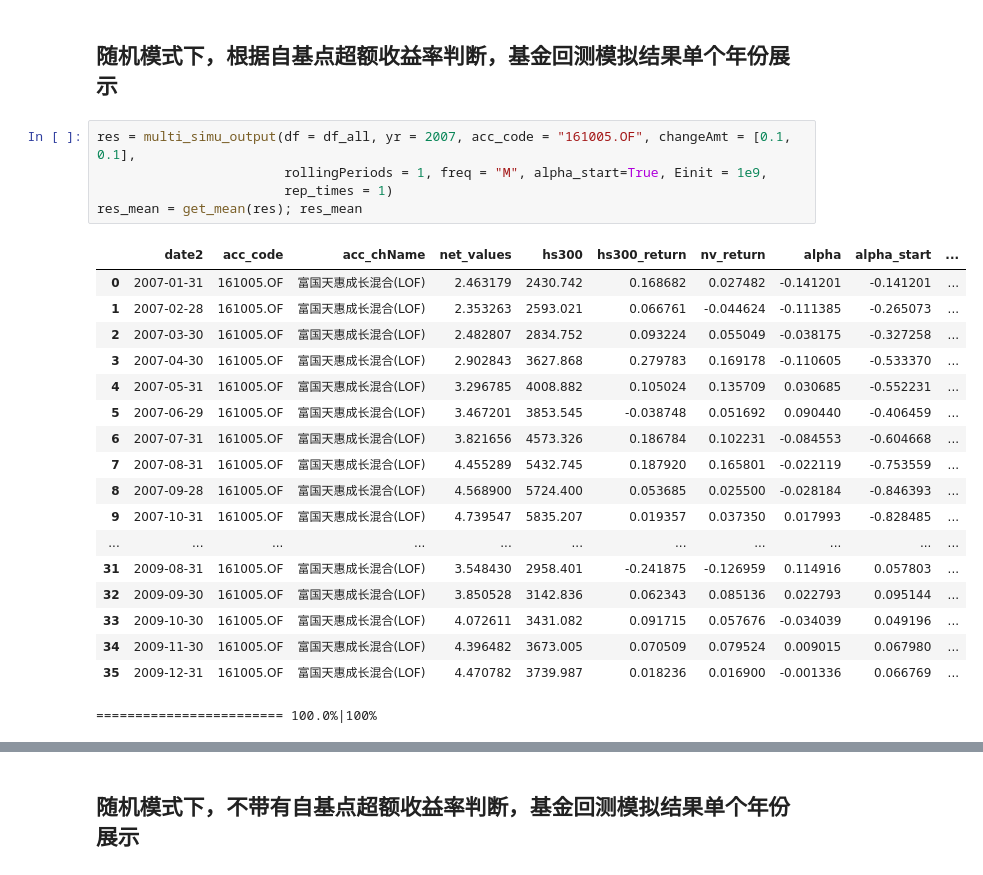
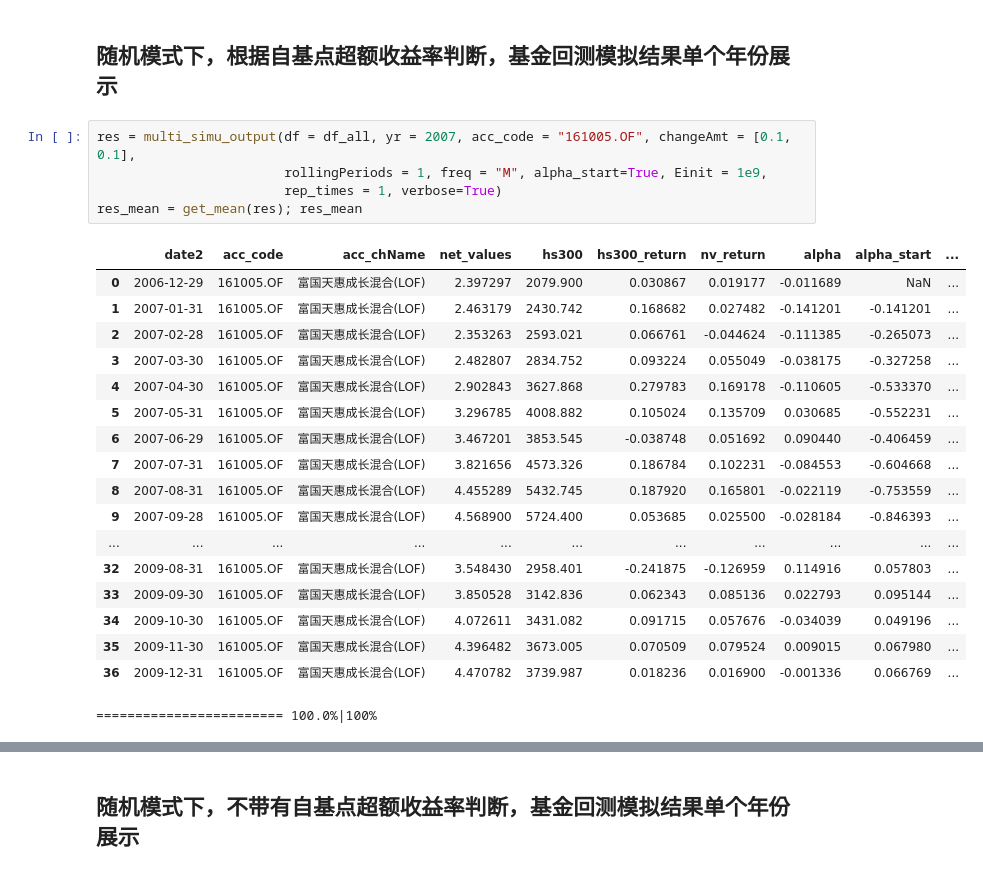
Before and after one commit to Kyle-J-Sun/fund_stimulation, a Jupyter notebook: code/fund_simulation_new.ipynb, the cells around one changed output, grey strips where cells are left out. Drawn from its saved outputs; the diff is of its cells as text.

```diff
--- a/code/fund_simulation_new.ipynb
+++ b/code/fund_simulation_new.ipynb
@@ -667,25 +739,25 @@ res = simulation_output(df = df_all, year = [2007, 2020], acc_code = "161005.OF"
 # %%
 res = multi_simu_output(df = df_all, yr = 2007, acc_code = "161005.OF", changeAmt = [0.1, 0.1],
                         rollingPeriods = 1, freq = "M", alpha_start=True, Einit = 1e9,
-                        rep_times = 1)
+                        rep_times = 1, verbose=True)
 res_mean = get_mean(res); res_mean
 # %% [output]
 |  | date2 | acc_code | acc_chName | net_values | hs300 | hs300_return | nv_return | alpha | alpha_start | ... |
-| 0 | 2007-01-31 | 161005.OF | 富国天惠成长混合(LOF) | 2.463179 | 2430.742 | 0.168682 | 0.027482 | -0.141201 | -0.141201 | ... |
-| 1 | 2007-02-28 | 161005.OF | 富国天惠成长混合(LOF) | 2.353263 | 2593.021 | 0.066761 | -0.044624 | -0.111385 | -0.265073 | ... |
-| 2 | 2007-03-30 | 161005.OF | 富国天惠成长混合(LOF) | 2.482807 | 2834.752 | 0.093224 | 0.055049 | -0.038175 | -0.327258 | ... |
-| 3 | 2007-04-30 | 161005.OF | 富国天惠成长混合(LOF) | 2.902843 | 3627.868 | 0.279783 | 0.169178 | -0.110605 | -0.533370 | ... |
-| 4 | 2007-05-31 | 161005.OF | 富国天惠成长混合(LOF) | 3.296785 | 4008.882 | 0.105024 | 0.135709 | 0.030685 | -0.552231 | ... |
-| 5 | 2007-06-29 | 161005.OF | 富国天惠成长混合(LOF) | 3.467201 | 3853.545 | -0.038748 | 0.051692 | 0.090440 | -0.406459 | ... |
-| 6 | 2007-07-31 | 161005.OF | 富国天惠成长混合(LOF) | 3.821656 | 4573.326 | 0.186784 | 0.102231 | -0.084553 | -0.604668 | ... |
-| 7 | 2007-08-31 | 161005.OF | 富国天惠成长混合(LOF) | 4.455289 | 5432.745 | 0.187920 | 0.165801 | -0.022119 | -0.753559 | ... |
-| 8 | 2007-09-28 | 161005.OF | 富国天惠成长混合(LOF) | 4.568900 | 5724.400 | 0.053685 | 0.025500 | -0.028184 | -0.846393 | ... |
-| 9 | 2007-10-31 | 161005.OF | 富国天惠成长混合(LOF) | 4.739547 | 5835.207 | 0.019357 | 0.037350 | 0.017993 | -0.828485 | ... |
+| 0 | 2006-12-29 | 161005.OF | 富国天惠成长混合(LOF) | 2.397297 | 2079.900 | 0.030867 | 0.019177 | -0.011689 | NaN | ... |
+| 1 | 2007-01-31 | 161005.OF | 富国天惠成长混合(LOF) | 2.463179 | 2430.742 | 0.168682 | 0.027482 | -0.141201 | -0.141201 | ... |
+| 2 | 2007-02-28 | 161005.OF | 富国天惠成长混合(LOF) | 2.353263 | 2593.021 | 0.066761 | -0.044624 | -0.111385 | -0.265073 | ... |
+| 3 | 2007-03-30 | 161005.OF | 富国天惠成长混合(LOF) | 2.482807 | 2834.752 | 0.093224 | 0.055049 | -0.038175 | -0.327258 | ... |
+| 4 | 2007-04-30 | 161005.OF | 富国天惠成长混合(LOF) | 2.902843 | 3627.868 | 0.279783 | 0.169178 | -0.110605 | -0.533370 | ... |
+| 5 | 2007-05-31 | 161005.OF | 富国天惠成长混合(LOF) | 3.296785 | 4008.882 | 0.105024 | 0.135709 | 0.030685 | -0.552231 | ... |
+| 6 | 2007-06-29 | 161005.OF | 富国天惠成长混合(LOF) | 3.467201 | 3853.545 | -0.038748 | 0.051692 | 0.090440 | -0.406459 | ... |
+| 7 | 2007-07-31 | 161005.OF | 富国天惠成长混合(LOF) | 3.821656 | 4573.326 | 0.186784 | 0.102231 | -0.084553 | -0.604668 | ... |
+| 8 | 2007-08-31 | 161005.OF | 富国天惠成长混合(LOF) | 4.455289 | 5432.745 | 0.187920 | 0.165801 | -0.022119 | -0.753559 | ... |
+| 9 | 2007-09-28 | 161005.OF | 富国天惠成长混合(LOF) | 4.568900 | 5724.400 | 0.053685 | 0.025500 | -0.028184 | -0.846393 | ... |
 | ... | ... | ... | ... | ... | ... | ... | ... | ... | ... | ... |
-| 31 | 2009-08-31 | 161005.OF | 富国天惠成长混合(LOF) | 3.548430 | 2958.401 | -0.241875 | -0.126959 | 0.114916 | 0.057803 | ... |
-| 32 | 2009-09-30 | 161005.OF | 富国天惠成长混合(LOF) | 3.850528 | 3142.836 | 0.062343 | 0.085136 | 0.022793 | 0.095144 | ... |
-| 33 | 2009-10-30 | 161005.OF | 富国天惠成长混合(LOF) | 4.072611 | 3431.082 | 0.091715 | 0.057676 | -0.034039 | 0.049196 | ... |
-| 34 | 2009-11-30 | 161005.OF | 富国天惠成长混合(LOF) | 4.396482 | 3673.005 | 0.070509 | 0.079524 | 0.009015 | 0.067980 | ... |
-| 35 | 2009-12-31 | 161005.OF | 富国天惠成长混合(LOF) | 4.470782 | 3739.987 | 0.018236 | 0.016900 | -0.001336 | 0.066769 | ... |
+| 32 | 2009-08-31 | 161005.OF | 富国天惠成长混合(LOF) | 3.548430 | 2958.401 | -0.241875 | -0.126959 | 0.114916 | 0.057803 | ... |
+| 33 | 2009-09-30 | 161005.OF | 富国天惠成长混合(LOF) | 3.850528 | 3142.836 | 0.062343 | 0.085136 | 0.022793 | 0.095144 | ... |
+| 34 | 2009-10-30 | 161005.OF | 富国天惠成长混合(LOF) | 4.072611 | 3431.082 | 0.091715 | 0.057676 | -0.034039 | 0.049196 | ... |
+| 35 | 2009-11-30 | 161005.OF | 富国天惠成长混合(LOF) | 4.396482 | 3673.005 | 0.070509 | 0.079524 | 0.009015 | 0.067980 | ... |
+| 36 | 2009-12-31 | 161005.OF | 富国天惠成长混合(LOF) | 4.470782 | 3739.987 | 0.018236 | 0.016900 | -0.001336 | 0.066769 | ... |
 ======================== 100.0%|100%
 |  | year | account_code | mode | return_margin | return_margin2 | return_margin3 | E_end | excess_return | ... |
```
Also changed, not shown: parts of 17 cells of this notebook, 3 other files.
